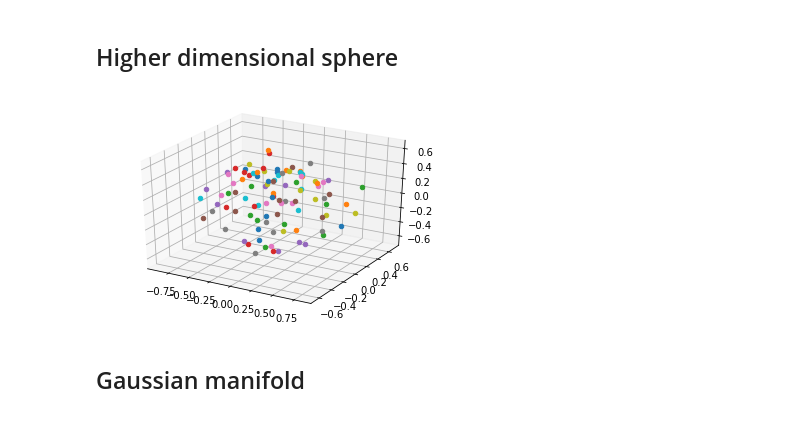
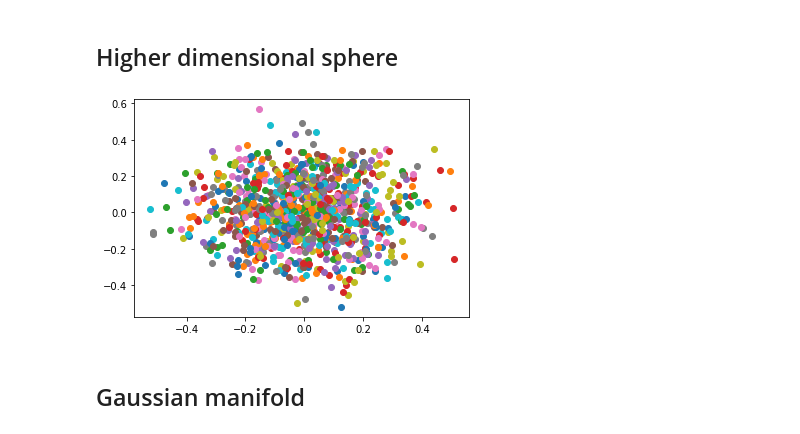
Before and after one commit to CharlesArnal/Deep_Atlas, a Jupyter notebook: CreatingDatasets.ipynb, the cells around one changed output. Saved outputs shown, nothing was run; the diff lists cells and outputs as text; code cells hidden in the pictures.

```diff
--- a/CreatingDatasets.ipynb
+++ b/CreatingDatasets.ipynb
@@ -180,7 +178,7 @@ np.savez('/content/drive/MyDrive/Productions mathématiques/GeoDiffEncoder/Data
 # %% [markdown]
 ## Torus
 # %%
-noise = 0.025
+noise = 0.0
 
 torus_training_data = []
 torus_test_data = []
@@ -191,8 +189,8 @@ N = 2000
 for i in range(N):
   p = np.random.uniform() * (2 * np.pi )
   t = np.random.uniform() * (2 * np.pi )
-  x = [(np.cos(t) + 3)  * np.cos(p), \
-      (np.cos(t) + 3)* np.sin(p), \
+  x = [(np.cos(t) + 2)  * np.cos(p), \
+      (np.cos(t) + 2)* np.sin(p), \
       np.sin(t)] +\
       np.random.multivariate_normal([0,0,0],noise*np.array([[1.0,0,0],[0,1,0],[0,0,1]]))
   if i<N/2:
@@ -299,39 +297,44 @@ np.savez('/content/drive/MyDrive/Productions mathématiques/GeoDiffEncoder/Data
 # %% [markdown]
 ## Higher dimensional sphere
 # %%
-noise = 0.0
-dim = 10
-n_samples = 200
+noise = 0.005
+dim = 40
+ambient_dim = 80
+n_samples = 2000
+
+A1 =np.concatenate((np.identity(dim+1),np.zeros([dim+1,ambient_dim-dim-1])),axis = 1)
+A2 = np.concatenate((np.zeros([ambient_dim-dim-1,dim+1]), np.zeros([ambient_dim-dim-1,ambient_dim-dim-1])),axis = 1)
+Cov = np.concatenate((A1,A2))
 
 # Generate the data
 uniform_sphere_training_data = []
 uniform_sphere_test_data = []
 for i in range(n_samples):
-  x = np.random.multivariate_normal(np.zeros(dim),np.identity(dim))
+  x = np.random.multivariate_normal(np.zeros(ambient_dim),Cov)
   x = x/np.linalg.norm(x)
-  x += np.random.multivariate_normal(np.zeros(dim),noise*np.identity(dim))
+  x += np.random.multivariate_normal(np.zeros(ambient_dim),noise*np.identity(ambient_dim))
   if i<n_samples/2:
     uniform_sphere_training_data.append(x)
   else:
     uniform_sphere_test_data.append(x)
 
 uniform_sphere_test_data = np.array(uniform_sphere_test_data)
 uniform_sphere_training_data = np.array(uniform_sphere_training_data)
 
 # Save the data
 np.savez('/content/drive/MyDrive/Productions mathématiques/GeoDiffEncoder/Datasets/uniform_sphere_dim_'+str(dim)+'_data',\
          training_data = uniform_sphere_training_data, test_data = uniform_sphere_test_data)
 
 # Plot the training data
 fig = plt.figure()
-ax = fig.add_subplot(projection='3d')
+ax = fig.add_subplot()#projection='3d')
 for x in uniform_sphere_training_data:
-  ax.scatter(x[0], x[1], x[2])
+  ax.scatter(x[0], x[1])
 #ax.set_xlabel('X Label')
 #ax.set_ylabel('Y Label')
 #ax.set_zlabel('Z Label')
 # %% [output]
-[figure, old version]
+[figure, new version]
 # %% [markdown]
 ## Gaussian manifold
 # %%
```
Also changed, not shown: parts of 39 cells of this notebook, 2 other files.
